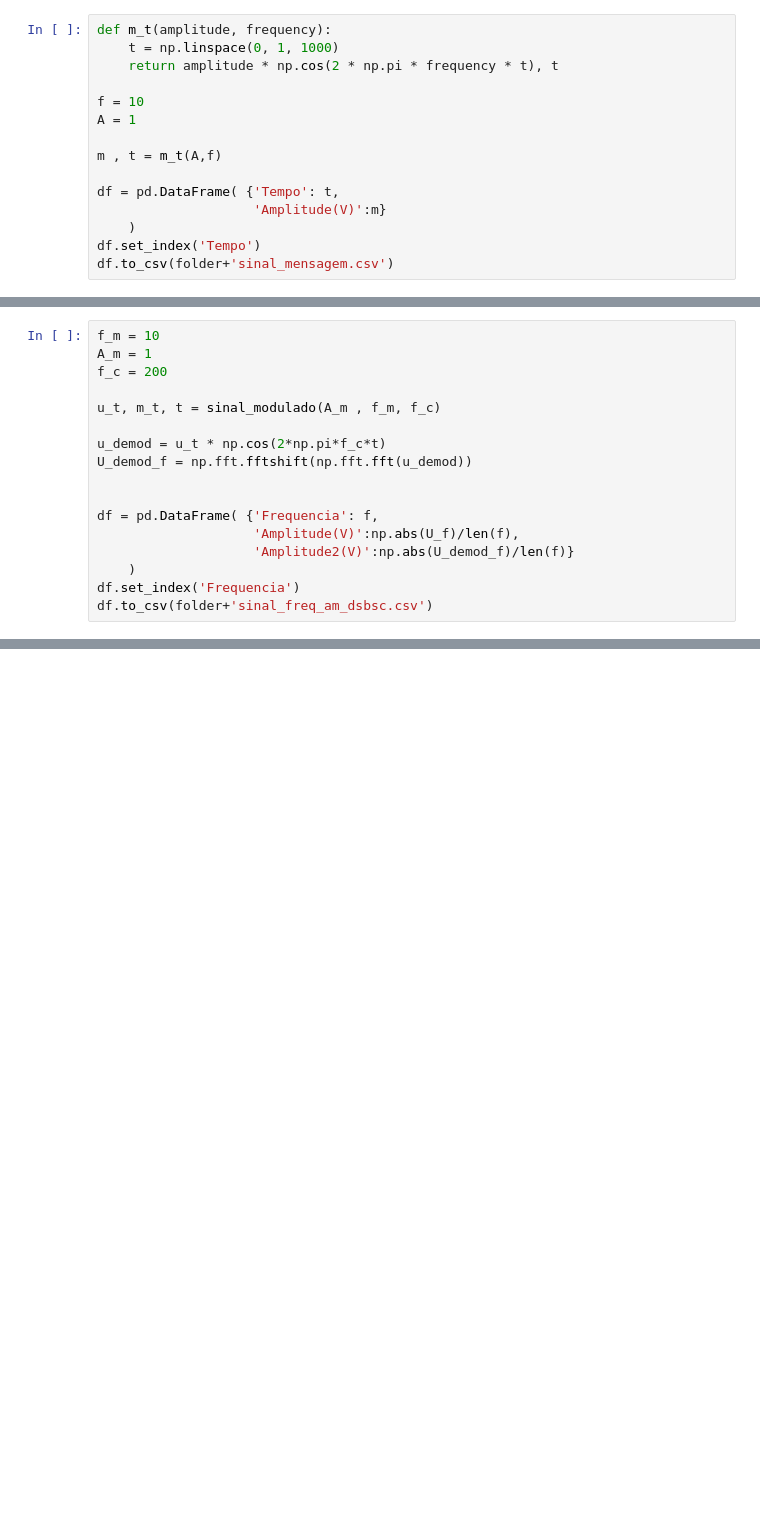
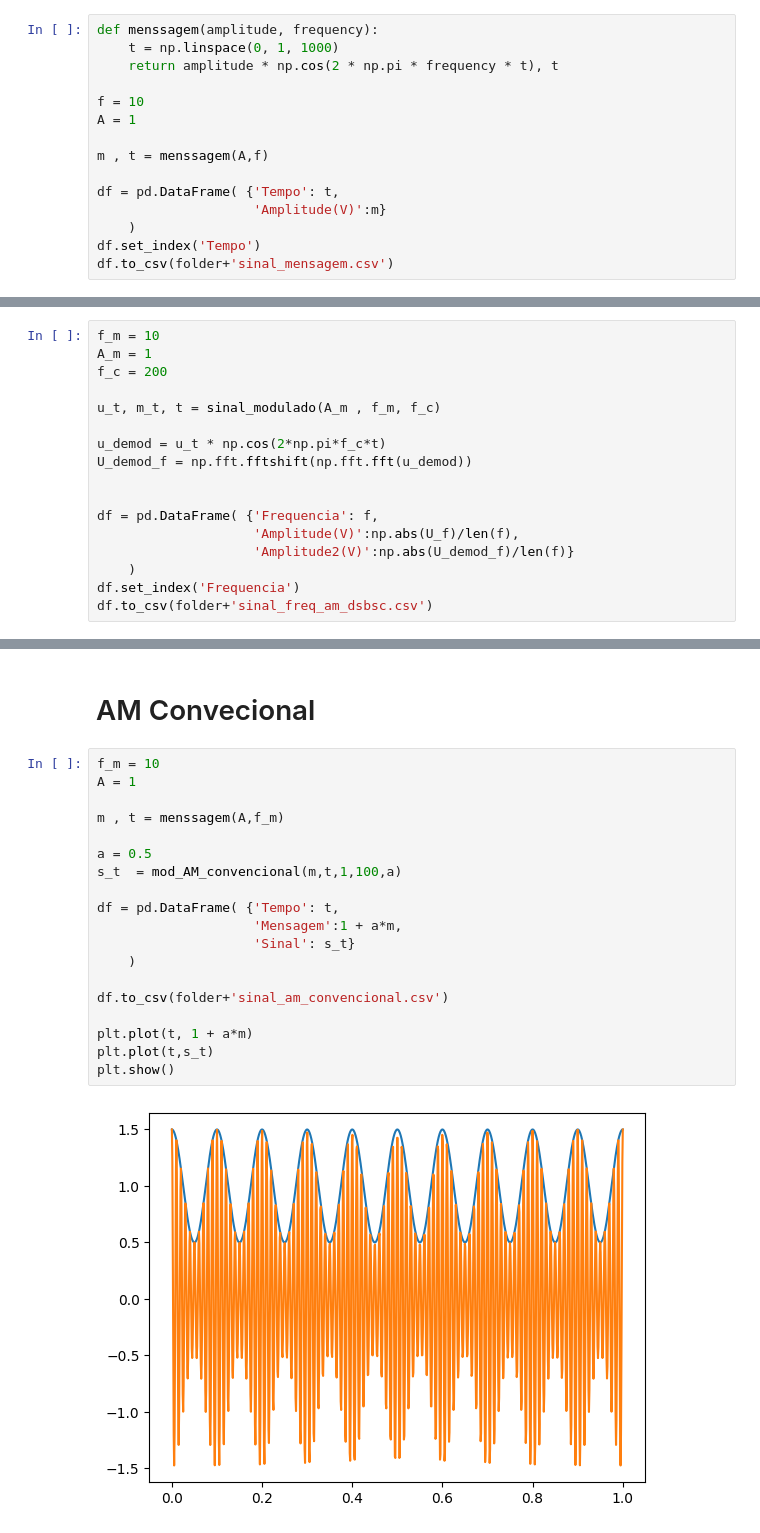
Before and after one commit to araujoUnb/PricomAulas, a Jupyter notebook: Slides/AM/am.ipynb, the cells around one changed output, grey strips where cells are left out. Saved outputs shown, nothing was run; the diff lists cells and outputs as text; blank space fills up the shorter version.

Commit message:
Modulação AM Convencional

```diff
--- a/Slides/AM/am.ipynb
+++ b/Slides/AM/am.ipynb
@@ -5,14 +6,14 @@ import matplotlib.pyplot as plt
 # %%
 folder = 'Fig/'
 # %%
-def m_t(amplitude, frequency):
+def menssagem(amplitude, frequency):
     t = np.linspace(0, 1, 1000)
     return amplitude * np.cos(2 * np.pi * frequency * t), t
 
 f = 10
 A = 1
 
-m , t = m_t(A,f)
+m , t = menssagem(A,f)
 
 df = pd.DataFrame( {'Tempo': t,
                     'Amplitude(V)':m}
@@ -90,0 +102,23 @@ df.to_csv(folder+'sinal_freq_am_dsbsc.csv')
+# %% [markdown]
+# AM Convecional
+# %%
+f_m = 10
+A = 1
+
+m , t = menssagem(A,f_m)
+
+a = 0.5
+s_t  = mod_AM_convencional(m,t,1,100,a)
+
+df = pd.DataFrame( {'Tempo': t,
+                    'Mensagem':1 + a*m,
+                    'Sinal': s_t}
+    )
+
+df.to_csv(folder+'sinal_am_convencional.csv')
+
+plt.plot(t, 1 + a*m)
+plt.plot(t,s_t)
+plt.show()
+# %% [output]
+[figure, added]
```
Also changed, not shown: parts of 7 cells of this notebook, 6 other files.
